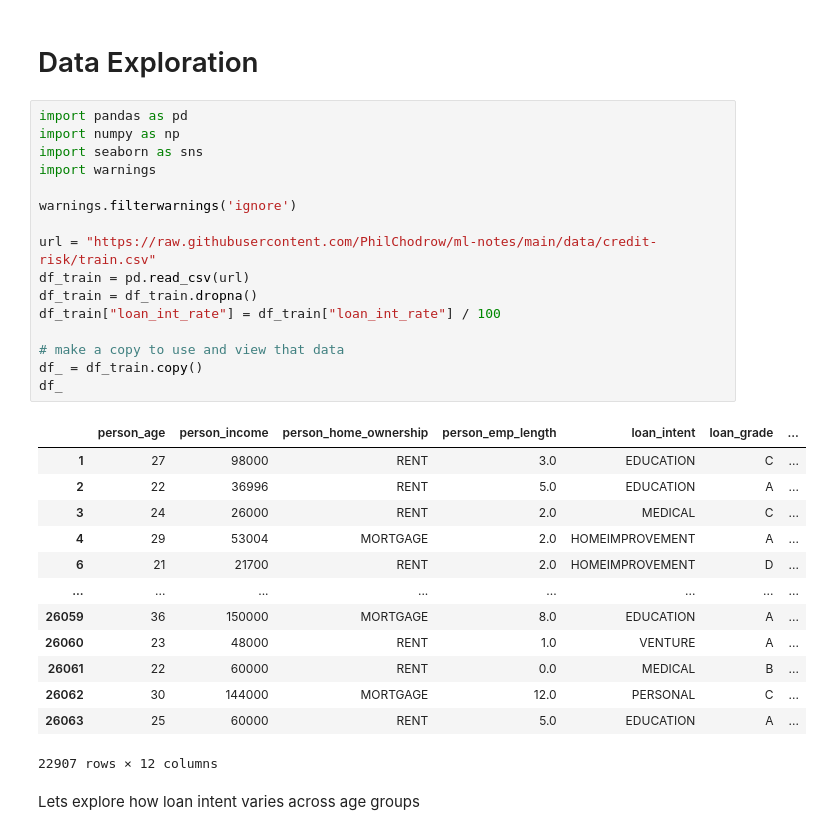
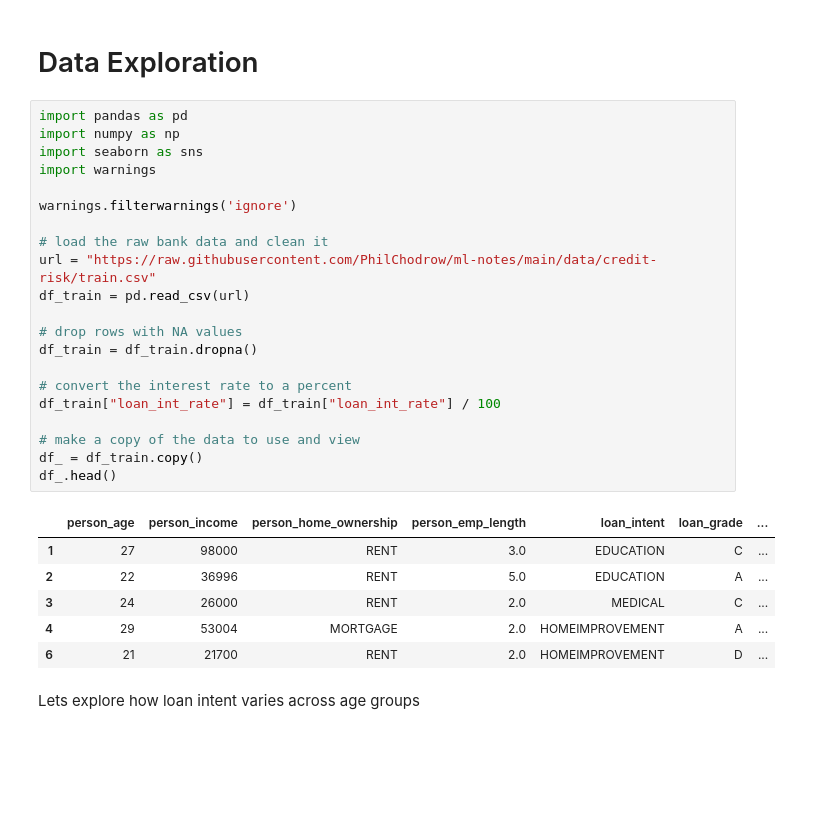
Before and after one commit to Nibsquatch/Nibsquatch.github.io, a Jupyter notebook: posts/Blog 2/index.ipynb, the cells around one changed output. Cells and saved outputs as stored; diff of their text form; blank space fills up the shorter version.

```diff
--- a/posts/Blog 2/index.ipynb
+++ b/posts/Blog 2/index.ipynb
@@ -16,33 +16,31 @@ Access to bank loans plays a critical role in enabling individuals and businesse
 # %%
 import pandas as pd
 import numpy as np
 import seaborn as sns
 import warnings
 
 warnings.filterwarnings('ignore')
 
+# load the raw bank data and clean it
 url = "https://raw.githubusercontent.com/PhilChodrow/ml-notes/main/data/credit-risk/train.csv"
 df_train = pd.read_csv(url)
+
+# drop rows with NA values
 df_train = df_train.dropna()
+
+# convert the interest rate to a percent
 df_train["loan_int_rate"] = df_train["loan_int_rate"] / 100
 
-# make a copy to use and view that data
+# make a copy of the data to use and view
 df_ = df_train.copy()
-df_
+df_.head()
 # %% [output]
 |  | person_age | person_income | person_home_ownership | person_emp_length | loan_intent | loan_grade | ... |
 | 1 | 27 | 98000 | RENT | 3.0 | EDUCATION | C | ... |
 | 2 | 22 | 36996 | RENT | 5.0 | EDUCATION | A | ... |
 | 3 | 24 | 26000 | RENT | 2.0 | MEDICAL | C | ... |
 | 4 | 29 | 53004 | MORTGAGE | 2.0 | HOMEIMPROVEMENT | A | ... |
 | 6 | 21 | 21700 | RENT | 2.0 | HOMEIMPROVEMENT | D | ... |
-| ... | ... | ... | ... | ... | ... | ... | ... |
-| 26059 | 36 | 150000 | MORTGAGE | 8.0 | EDUCATION | A | ... |
-| 26060 | 23 | 48000 | RENT | 1.0 | VENTURE | A | ... |
-| 26061 | 22 | 60000 | RENT | 0.0 | MEDICAL | B | ... |
-| 26062 | 30 | 144000 | MORTGAGE | 12.0 | PERSONAL | C | ... |
-| 26063 | 25 | 60000 | RENT | 5.0 | EDUCATION | A | ... |
-22907 rows × 12 columns
 # %% [markdown]
 Lets explore how loan intent varies across age groups
 # %%
```
Also changed, not shown: parts of 23 cells of this notebook, 11 other files.
